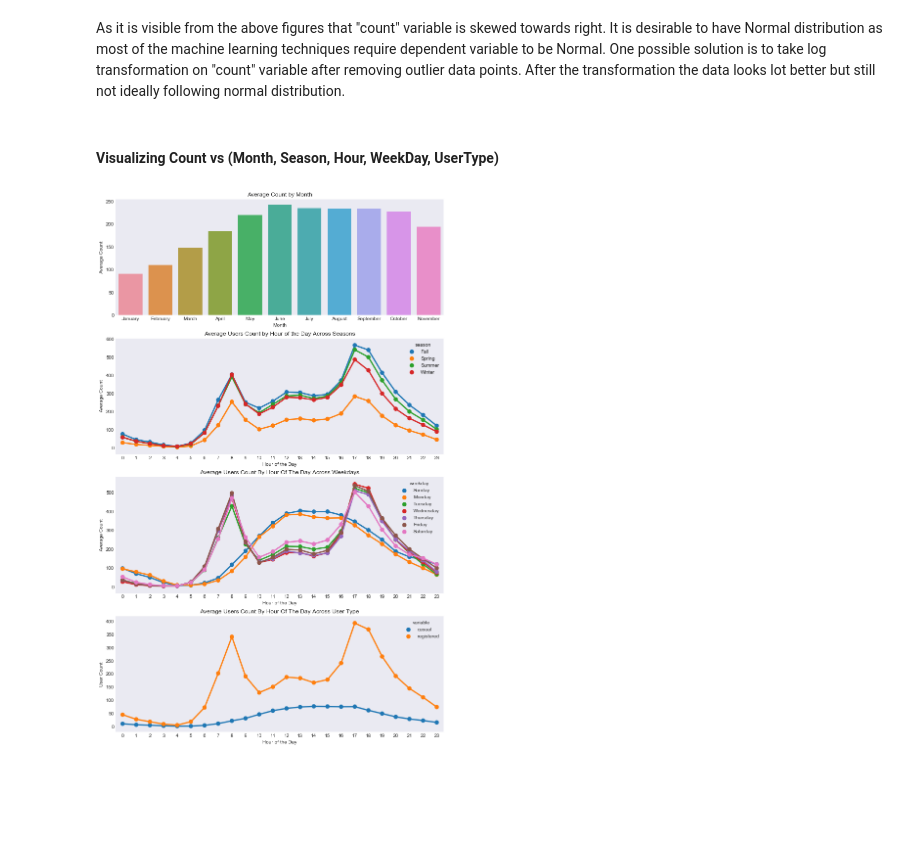
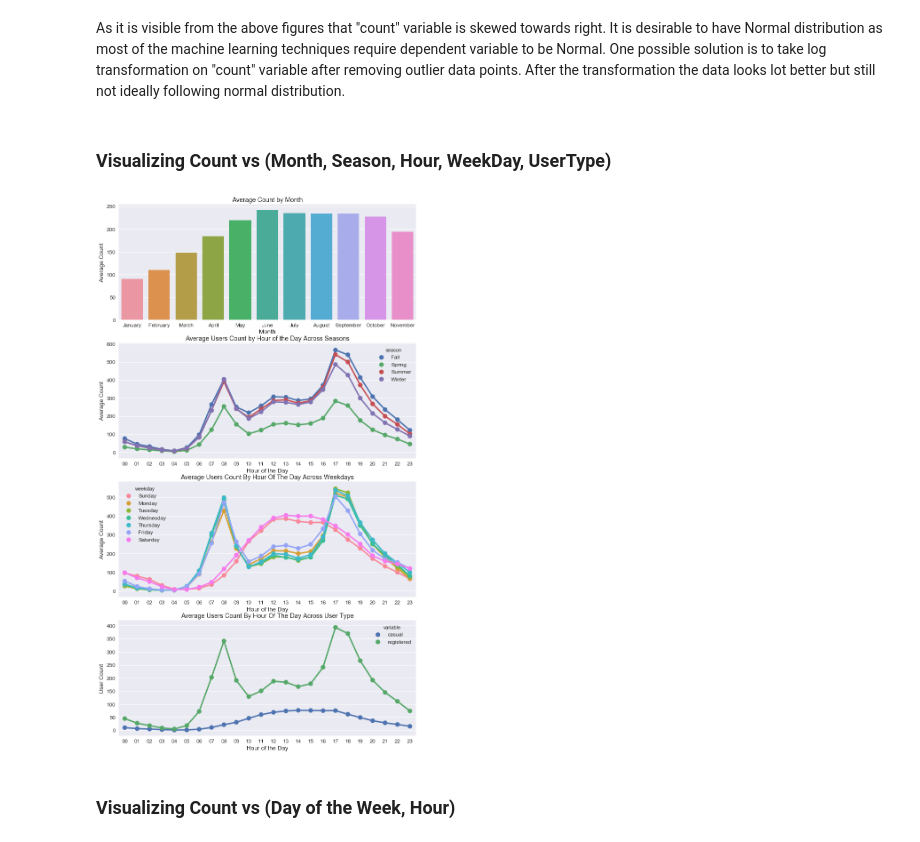
Before and after one commit to erikdao/bike-sharing, a Jupyter notebook: data_prepocesisng_and_visualization.ipynb, the cells around one changed output. Cells and saved outputs as stored; diff of their text form; code cells hidden in the pictures; blank space fills up the shorter version.

```diff
--- a/data_prepocesisng_and_visualization.ipynb
+++ b/data_prepocesisng_and_visualization.ipynb
@@ -40,4 +40,5 @@ import matplotlib.pyplot as plt
 from datetime import datetime
 # pd.options.mode.chained_assignment = None  # default='warn'
 sns.set_style("dark")
+sns.set(font_scale=1.2)
 %matplotlib inline
@@ -98,7 +54,0 @@ data['monthday'] = data.dteday.apply(lambda dateString: int(dateString.split("-"
-# %%
-train = data[data.monthday < 20].copy()
-
-# Save to csv file
-train.to_csv(path_or_buf='data/train.csv', index=False)
-
-train.shape
@@ -122,20 +76,9 @@ Let's focus only on training set.
 
 Currently, the data types of variables such as "season", "weather", "holiday" are still `int` while they should be `category`. We are going to convert the data type of those variables to `category`. But first, let's add some columns for the purpose of visualization
-# %%
-train['mnth'] = train.mnth.map({k: calendar.month_name[k] for k in range(1, 13)})
-train['season'] = train.season.map({1: "Spring", 2: "Summer", 3: "Fall", 4: "Winter"})
-train["weathersit"] = train.weathersit.map({
-    1: " Clear + Few clouds + Partly cloudy + Partly cloudy",\
-    2: " Mist + Cloudy, Mist + Broken clouds, Mist + Few clouds, Mist ", \
-    3: " Light Snow, Light Rain + Thunderstorm + Scattered clouds, Light Rain + Scattered clouds", \
-    4 :" Heavy Rain + Ice Pallets + Thunderstorm + Mist, Snow + Fog " })
-train['weekday'] = train.weekday.apply(lambda dayNo: calendar.day_name[dayNo])
 # %%
-# Coercing to Category
-var_list = ["hr", "mnth", "season", "weekday", "holiday", "weathersit", "workingday"]
-
+var_list = ["hour", "weekday", "month", "season", "weather", "holiday", "workingday"]
 for var in var_list:
-    train[var] = train[var].astype('category')
+    train[var] = train[var].astype("category")
 # %% [markdown]
 #### Numerical variables
 
@@ -238,43 +178,45 @@ stats.probplot(np.log1p(trainClean['cnt']), dist='norm', fit=True, plot=axes[1][
 # %% [markdown]
 As it is visible from the above figures that "count" variable is skewed towards right. It is desirable to have Normal distribution as most of the machine learning techniques require dependent variable to be Normal. One possible solution is to take log transformation on "count" variable after removing outlier data points. After the transformation the data looks lot better but still not ideally following normal distribution.
 # %% [markdown]
-#### Visualizing Count vs (Month, Season, Hour, WeekDay, UserType)
+### Visualizing Count vs (Month, Season, Hour, WeekDay, UserType)
 # %%
 fig,(ax1,ax2,ax3,ax4)= plt.subplots(nrows=4)
-fig.set_size_inches(12,20)
+fig.set_size_inches(12,22)
 
 sortOrder = calendar.month_name[1:12]
 hueOrder =["Sunday", "Monday", "Tuesday", "Wednesday", "Thursday", "Friday", "Saturday"]
 
 # Average Count By Month
-monthAggregated = pd.DataFrame(train.groupby('mnth')['cnt'].mean()).reset_index()
-monthSorted = monthAggregated.sort_values(by='cnt', ascending=False)
-sns.barplot(data=monthSorted, x='mnth', y='cnt', ax=ax1, order=sortOrder)
+monthAggregated = pd.DataFrame(train.groupby('month')['count'].mean()).reset_index()
+monthSorted = monthAggregated.sort_values(by='count', ascending=False)
+sns.barplot(data=monthSorted, x='month', y='count', ax=ax1, order=sortOrder)
 ax1.set(xlabel='Month', ylabel='Average Count', title='Average Count by Month', label='big')
 
 # Average Users Count By Hour of the Day Across Seasons
-hourAggregated = pd.DataFrame(train.groupby(['hr', 'season'], sort=True)['cnt'].mean()).reset_index()
+hourAggregated = pd.DataFrame(train.groupby(['hour', 'season'], sort=True)['count'].mean()).reset_index()
 sns.pointplot(data=hourAggregated, hue=hourAggregated['season'],
-              x=hourAggregated['hr'], y=hourAggregated['cnt'], join=True, ax=ax2)
+              x=hourAggregated['hour'], y=hourAggregated['count'], join=True, ax=ax2)
 ax2.set(xlabel='Hour of the Day', ylabel='Average Count', label='big',
         title='Average Users Count by Hour of the Day Across Seasons')
 
 # Average Users Count By Hour Of The Day Across Weekdays
-hourAggregated = pd.DataFrame(train.groupby(['hr', 'weekday'], sort=True)['cnt'].mean()).reset_index()
+hourAggregated = pd.DataFrame(train.groupby(['hour', 'weekday'], sort=True)['count'].mean()).reset_index()
 sns.pointplot(data=hourAggregated, hue=hourAggregated['weekday'], hue_order=hueOrder,
-              x=hourAggregated['hr'], y=hourAggregated['cnt'], join=True, ax=ax3)
+              x=hourAggregated['hour'], y=hourAggregated['count'], join=True, ax=ax3)
 ax3.set(xlabel='Hour of the Day', ylabel='Average Count', label='big',
         title='Average Users Count By Hour Of The Day Across Weekdays')
 
 # Average Users Count By Hour Of The Day Across User Type
-hourTransformed = pd.melt(train[['hr', 'casual', 'registered']], id_vars=['hr'],
+hourTransformed = pd.melt(train[['hour', 'casual', 'registered']], id_vars=['hour'],
                           value_vars=['casual', 'registered'])
-hourAggregated = pd.DataFrame(hourTransformed.groupby(['hr', 'variable'], sort=True)['value'].mean()).reset_index()
+hourAggregated = pd.DataFrame(hourTransformed.groupby(['hour', 'variable'], sort=True)['value'].mean()).reset_index()
 sns.pointplot(data=hourAggregated, hue=hourAggregated['variable'],
-              x=hourAggregated['hr'], y=hourAggregated['value'], join=True, ax=ax4)
+              x=hourAggregated['hour'], y=hourAggregated['value'], join=True, ax=ax4)
 ax4.set(xlabel='Hour of the Day', ylabel='User Count', label='big',
         title='Average Users Count By Hour Of The Day Across User Type')
 
 plt.show();
 # %% [output]
-[figure, old version]
+[figure, new version]
+# %% [markdown]
+### Visualizing Count vs (Day of the Week, Hour)
```
Also changed, not shown: parts of 31 cells of this notebook, 3 other files.
